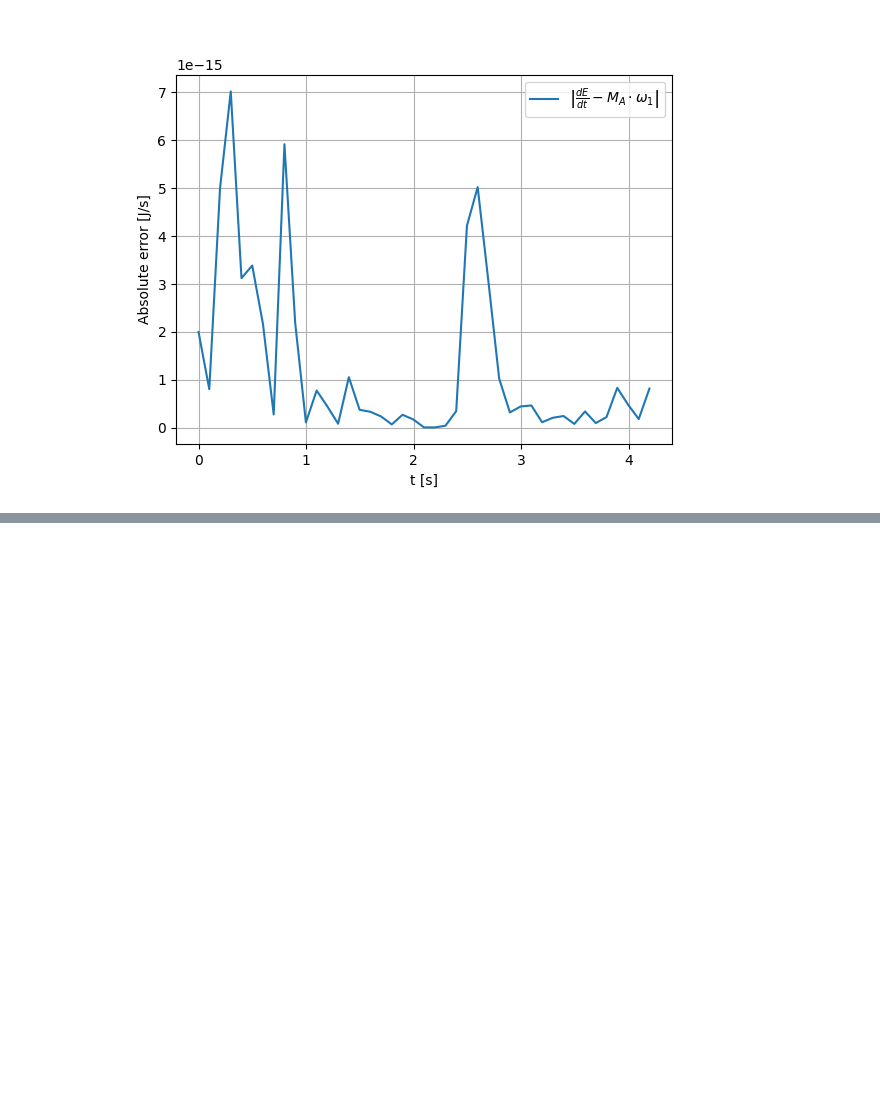
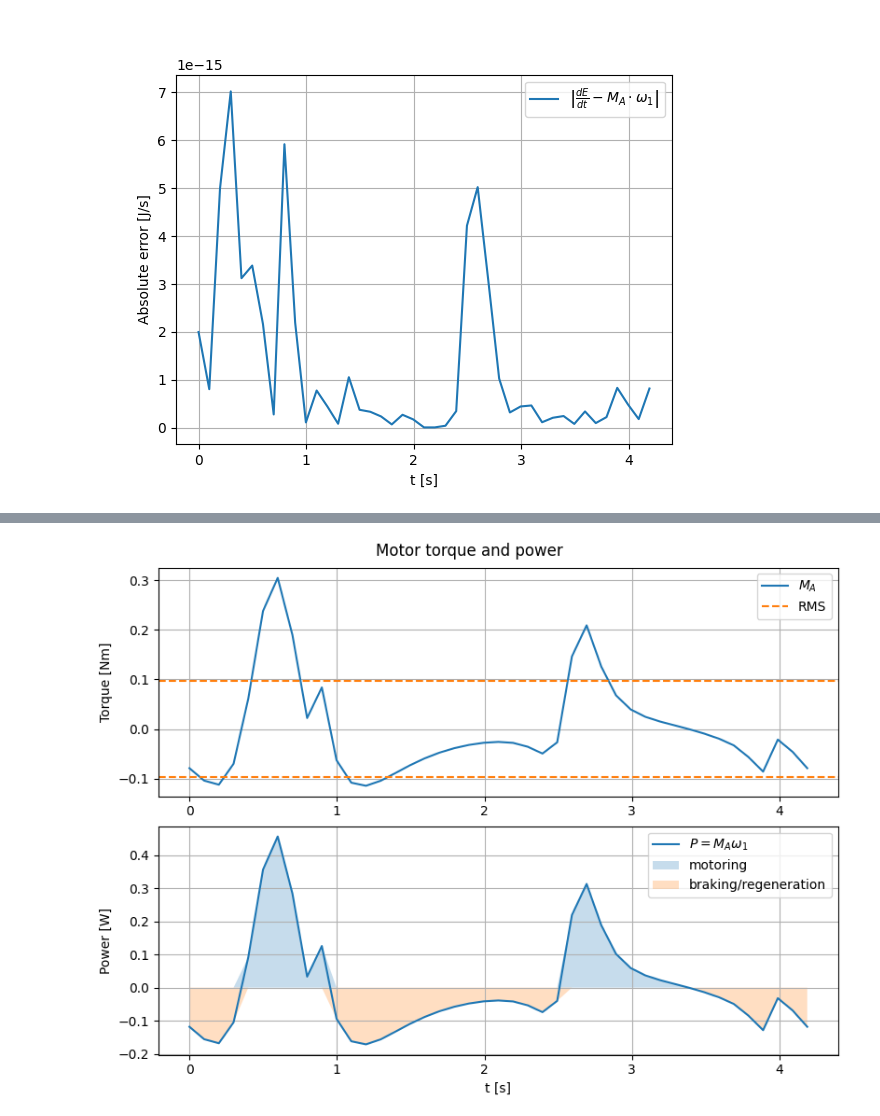
Before and after one commit to colincools/beweging, a Jupyter notebook: Ruitewissers 2.ipynb, the cells around one changed output, grey strips where cells are left out. Cells and saved outputs as stored; diff of their text form; code cells hidden in the pictures; blank space fills up the shorter version.

```diff
--- a/Ruitewissers 2.ipynb
+++ b/Ruitewissers 2.ipynb
@@ -936,0 +972,65 @@ plt.show()
+# %%
+# Summary of force, torque and power levels for motor choice:
+P_motor = M_A * dtheta1
+P_motoring = np.maximum(P_motor, 0)
+P_braking = np.minimum(P_motor, 0)
+
+M_motor_peak = np.max(np.abs(M_A))
+M_motor_rms = np.sqrt(np.mean(M_A**2))
+P_motor_peak = np.max(P_motoring)
+P_motor_rms = np.sqrt(np.mean(P_motoring**2))
+P_motor_average = np.mean(P_motor)
+P_motor_average_motoring = np.mean(P_motoring)
+P_motor_peak_regen = -np.min(P_braking)
+
+F_shak_peak = np.max(F_shak)
+F_shak_rms = np.sqrt(np.mean(F_shak**2))
+M_shak_peak = np.max(np.abs(M_shak))
+M_shak_rms = np.sqrt(np.mean(M_shak**2))
+
+service_factor = 1.5
+M_motor_peak_selected = service_factor * M_motor_peak
+M_motor_continuous_selected = service_factor * M_motor_rms
+P_motor_peak_selected = service_factor * P_motor_peak
+P_motor_continuous_selected = service_factor * P_motor_rms
+
+print('Motor torque and power requirements')
+print(f'Peak torque |M_A|:              {M_motor_peak:.4g} Nm')
+print(f'RMS torque M_A:                 {M_motor_rms:.4g} Nm')
+print(f'Peak motoring power:            {P_motor_peak:.4g} W')
+print(f'RMS motoring power:             {P_motor_rms:.4g} W')
+print(f'Average signed power:           {P_motor_average:.4g} W')
+print(f'Average positive motor power:   {P_motor_average_motoring:.4g} W')
+print(f'Peak regenerative/braking power:{P_motor_peak_regen:.4g} W')
+print()
+print('Recommended motor rating with service factor')
+print(f'Service factor:                 {service_factor:.2f}')
+print(f'Selected peak torque >=         {M_motor_peak_selected:.4g} Nm')
+print(f'Selected continuous torque >=   {M_motor_continuous_selected:.4g} Nm')
+print(f'Selected peak power >=          {P_motor_peak_selected:.4g} W')
+print(f'Selected continuous power >=    {P_motor_continuous_selected:.4g} W')
+print()
+print('Frame/load levels')
+print(f'Peak shaking force:             {F_shak_peak:.4g} N')
+print(f'RMS shaking force:              {F_shak_rms:.4g} N')
+print(f'Peak shaking moment about A:    {M_shak_peak:.4g} Nm')
+print(f'RMS shaking moment about A:     {M_shak_rms:.4g} Nm')
+
+fig_motor, ax_motor = plt.subplots(nrows=2, ncols=1, constrained_layout=True, figsize=(8, 6))
+fig_motor.suptitle('Motor torque and power')
+ax_motor[0].plot(t, M_A, label=r'$M_A$')
+ax_motor[0].axhline(M_motor_rms, color='tab:orange', linestyle='--', label='RMS')
+ax_motor[0].axhline(-M_motor_rms, color='tab:orange', linestyle='--')
+ax_motor[0].set_ylabel('Torque [Nm]')
+ax_motor[0].grid()
+ax_motor[0].legend()
+
+ax_motor[1].plot(t, P_motor, label=r'$P=M_A\omega_1$')
+ax_motor[1].fill_between(t, 0, P_motoring, alpha=0.25, label='motoring')
+ax_motor[1].fill_between(t, 0, P_braking, alpha=0.25, label='braking/regeneration')
+ax_motor[1].set_xlabel('t [s]')
+ax_motor[1].set_ylabel('Power [W]')
+ax_motor[1].grid()
+ax_motor[1].legend()
+plt.show()
+# %% [output]
@@ -936,0 +1054 @@ plt.show()
+[figure, added]
```
Also changed, not shown: parts of 8 cells of this notebook.
